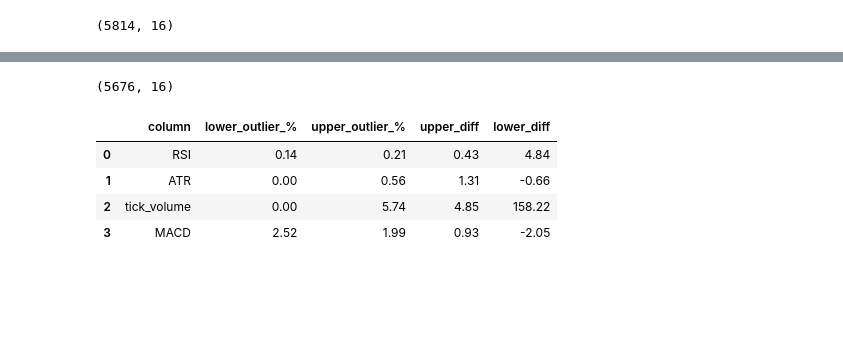
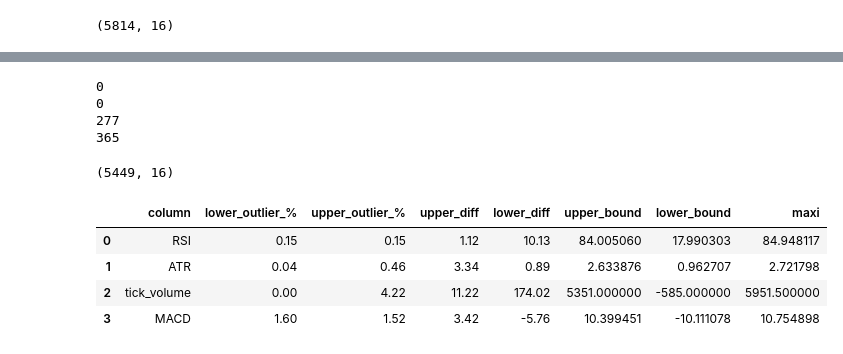
Before and after one commit to Praneeth2025/Stock-Market-Predictor, a Jupyter notebook: project_root/notebooks/02_Feature_Engg.ipynb, the cells around one changed output, grey strips where cells are left out. Cells and saved outputs as stored; diff of their text form; code cells hidden in the pictures; blank space fills up the shorter version.

```diff
--- a/project_root/notebooks/02_Feature_Engg.ipynb
+++ b/project_root/notebooks/02_Feature_Engg.ipynb
@@ -40,29 +26,6 @@ def clip_outliers_iqr(df, cols):
 data.shape
 # %% [output]
 (5814, 16)
-# %%
-def hybrid_outler_removal(df,cols,extreme_thresh=3):
-
-    clean_df = df.copy()
-
-    for col in cols:
-        Q1 = df[col].quantile(0.25)
-        Q3 = df[col].quantile(0.75)
-        IQR = Q3 - Q1
-
-        lower_bound = Q1 - 1.5 * IQR
-        upper_bound = Q3 + 1.5 * IQR
-
-        lower_extreme = Q1 - extreme_thresh * IQR
-        upper_extreme = Q3 + extreme_thresh * IQR
-
-        # Remove extreme outliers
-        clean_df = clean_df[(clean_df[col] >= lower_extreme) & (clean_df[col] <= upper_extreme)]
-
-        # Clip mild outliers
-        clean_df[col] = clean_df[col].clip(lower=lower_bound, upper=upper_bound)
-
-    return clean_df
 # %%
 import pandas as pd
 
@@ -93,7 +56,8 @@ def IQR_outlier_report(df, cols):
             "upper_diff":round(upper_diff,2),
             "lower_diff":round(lower_diff,2),
             "upper_bound":upper_bound,
-            "lower_bound":lower_bound
+            "lower_bound":lower_bound,
+            "maxi":df[col].max()
         })
 
     return pd.DataFrame(report)
@@ -109,14 +117,20 @@ df
 # %%
 df_ok=hybrid_outler_removal(data,["RSI","ATR","tick_volume","MACD"])
 df_ok.shape
+#better version
 # %% [output]
-(5676, 16)
+0
+0
+277
+365
+(5449, 16)
 # %%
-new_df=IQR_outlier_report(df_ok,["RSI","ATR","tick_volume","MACD"])
-new_df
+#before and after
+iqr_report=IQR_outlier_report(df_ok,["RSI","ATR","tick_volume","MACD"])
+iqr_report
 # %% [output]
-|  | column | lower_outlier_% | upper_outlier_% | upper_diff | lower_diff |
-| 0 | RSI | 0.14 | 0.21 | 0.43 | 4.84 |
-| 1 | ATR | 0.00 | 0.56 | 1.31 | -0.66 |
-| 2 | tick_volume | 0.00 | 5.74 | 4.85 | 158.22 |
-| 3 | MACD | 2.52 | 1.99 | 0.93 | -2.05 |
+|  | column | lower_outlier_% | upper_outlier_% | upper_diff | lower_diff | upper_bound | lower_bound | maxi |
+| 0 | RSI | 0.15 | 0.15 | 1.12 | 10.13 | 84.005060 | 17.990303 | 84.948117 |
+| 1 | ATR | 0.04 | 0.46 | 3.34 | 0.89 | 2.633876 | 0.962707 | 2.721798 |
+| 2 | tick_volume | 0.00 | 4.22 | 11.22 | 174.02 | 5351.000000 | -585.000000 | 5951.500000 |
+| 3 | MACD | 1.60 | 1.52 | 3.42 | -5.76 | 10.399451 | -10.111078 | 10.754898 |
```
Also changed, not shown: parts of 18 cells of this notebook, 7 other files.
